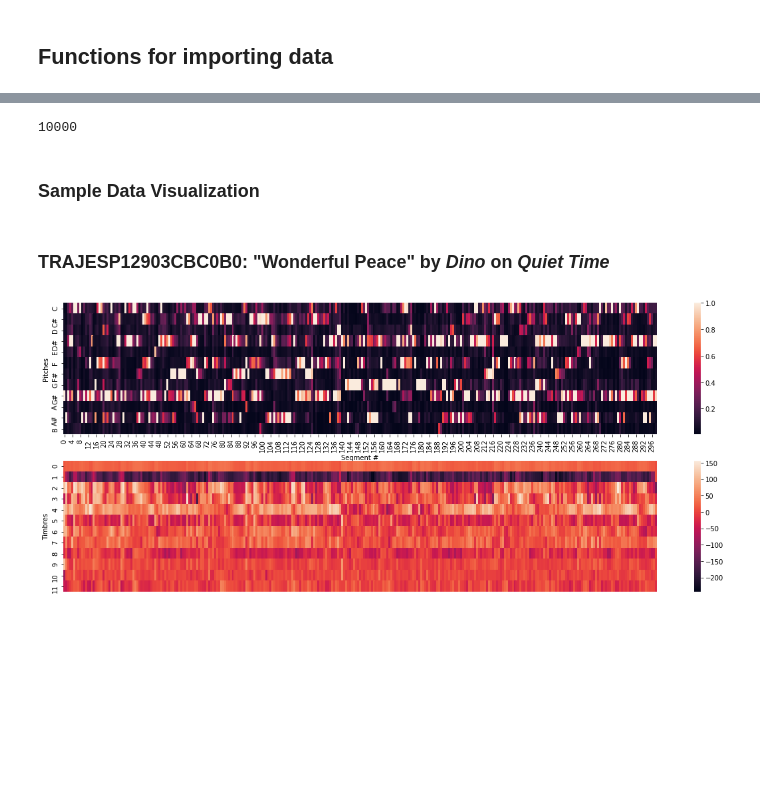
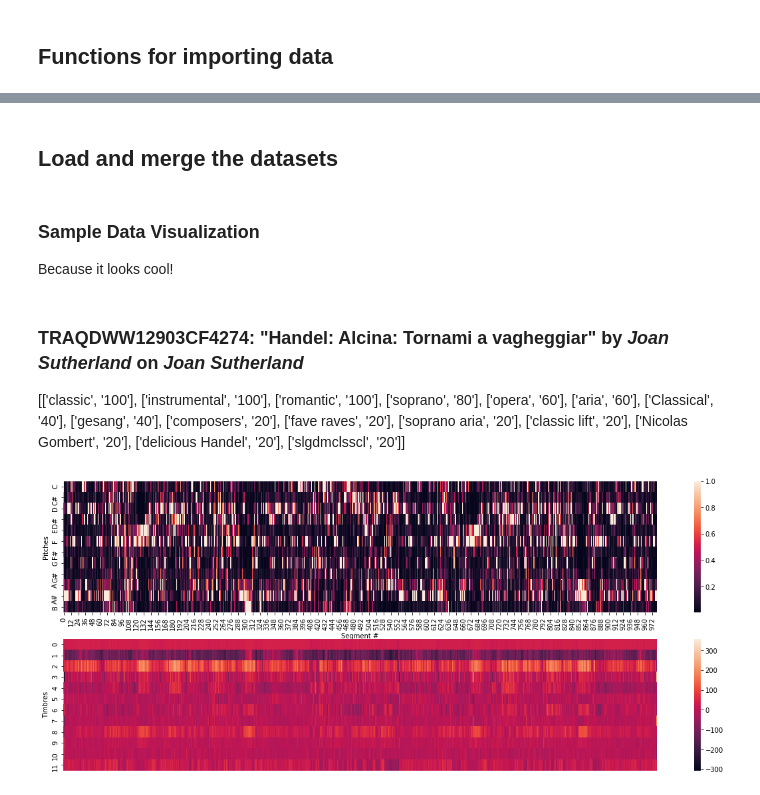
Before and after one commit to tima0476/final_timothy_mason_csci5922_s20, a Jupyter notebook: final_timothy_mason_csci5922_s20.ipynb, the cells around one changed output, grey strips where cells are left out. Cells and saved outputs as stored; diff of their text form; code cells hidden in the pictures; blank space fills up the shorter version.

Commit message:
More cleanup and optimization of data load

```diff
--- a/final_timothy_mason_csci5922_s20.ipynb
+++ b/final_timothy_mason_csci5922_s20.ipynb
@@ -79,7 +79,7 @@ def hdf_tree_to_dataframe(msd_path='./MillionSongSubset/data',
         last = len(file_list)
     data = []
 
-    for f in tqdm(file_list[first:last], desc=f"Loading Million Song Subset"):
+    for f in tqdm(file_list[first:last], desc=f"Loading 10k Subset of MSD"):
         h5file = hdf5_getters.open_h5_file_read(f)
         d = {}
         for c in categories:
@@ -106,8 +106,10 @@ def json_tree_to_dataframe( lfm_path='./lastfm_subset' ):
     # Appending one record at a time to a Pandas DataFrame is inefficient, so build a simple list
     # in memory, then create the Pandas DataFrame in one shot from that list
     data = []
-    for file_path in tqdm([f for f in Path(lfm_path).glob('**/*.json')], desc="Loading JSON data"):
+    for file_path in tqdm([f for f in Path(lfm_path).glob('**/*.json')], desc="Loading last.fm tags"):
         with open(file_path) as json_data:     # with... syntax benefits from automatic file closing
-            data.append(json.load(json_data))
+            j = json.load(json_data)
+            if j['tags']:      # skip tag-less entries
+                data.append(j)
 
     return pd.DataFrame(data).set_index('track_id')
@@ -152,46 +116,55 @@ lfm_df
-# %%
-msd_df.shape[0]
-# %% [output]
-10000
+# %% [markdown]
+## Load and merge the datasets
+# %%
+df = hdf_tree_to_dataframe().merge(right=json_tree_to_dataframe(),
+                                   how='inner',    # keep only the tracks which are present in both datasets
+                                   left_on=('track_id','title','artist_name'), # stringent match criterea
+                                   right_on=('track_id','title','artist'),
+                                  )
 # %% [markdown]
 ### Sample Data Visualization
+
+Because it looks cool!
 # %%
 import matplotlib.pyplot as plt
 import seaborn as sns
 from IPython.display import display, Markdown
 import random
 
 %matplotlib inline
 
-x = random.randint(0,msd_df.shape[0]-2)
+x = random.randint(0,df.shape[0]-2)
 
-for i in tqdm(msd_df.index[x:x+1], desc="Plotting Pitch and Timbre heatmaps"):
-    name = f'### {i:2}: "{msd_df.title[i]}" by *{msd_df.artist_name[i]}* on *{msd_df.release[i]}*'
-    if msd_df.year[i] != 0:
-        name += f', released {msd_df.year[i]}'
+for i in df.index[x:x+1]:
+    name = f'### {i:2}: "{df.title[i]}" by *{df.artist_name[i]}* on *{df.release[i]}*'
+    if df.year[i] != 0:
+        name += f', released {df.year[i]}'
+    name += '\n'
+    name += f'{df.tags[i]}'
     display(Markdown(name))
 
     # plot a scatterplot of the segment starts
     plt.figure(figsize=(20,8))
 
     # plot a heatmap of the pitch data
     plt.subplot(2,1,1)
-    ax = sns.heatmap(msd_df.segments_pitches[i].T,
+    ax = sns.heatmap(df.segments_pitches[i].T,
                      yticklabels=("C", "C#", "D", "D#", "E", "F", "F#", "G",
                                  "G#", "A", "A#", "B")
                     )
     ax.set(ylabel="Pitches")
     ax.set(xlabel="Segment #")
 
     # plot a heatmap of the timbre data
     plt.subplot(2,1,2)
-    ax = sns.heatmap(msd_df.segments_timbre[i].T, xticklabels=False)
+    ax = sns.heatmap(df.segments_timbre[i].T, xticklabels=False)
     ax.set(ylabel="Timbres")
     plt.show()
     plt.close()
 # %% [output]
-### TRAJESP12903CBC0B0: "Wonderful Peace" by *Dino* on *Quiet Time*
+### TRAQDWW12903CF4274: "Handel: Alcina: Tornami a vagheggiar" by *Joan Sutherland* on *Joan Sutherland*
+[['classic', '100'], ['instrumental', '100'], ['romantic', '100'], ['soprano', '80'], ['opera', '60'], ['aria', '60'], ['Classical', '40'], ['gesang', '40'], ['composers', '20'], ['fave raves', '20'], ['soprano aria', '20'], ['classic lift', '20'], ['Nicolas Gombert', '20'], ['delicious Handel', '20'], ['slgdmclsscl', '20']]
-[figure, old version]
+[figure, new version]
 # %%
 
 xticklabels
```
Also changed, not shown: parts of 3 cells of this notebook.
